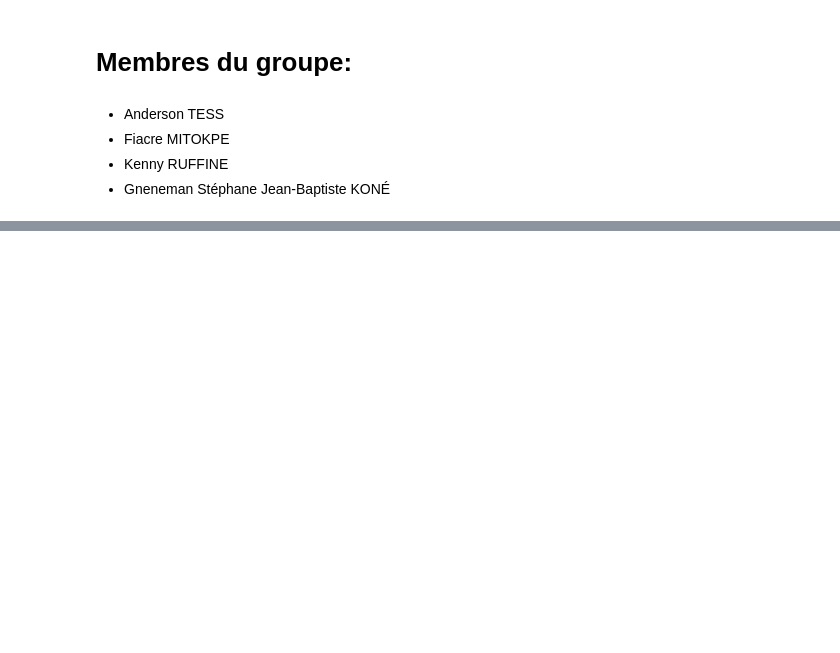
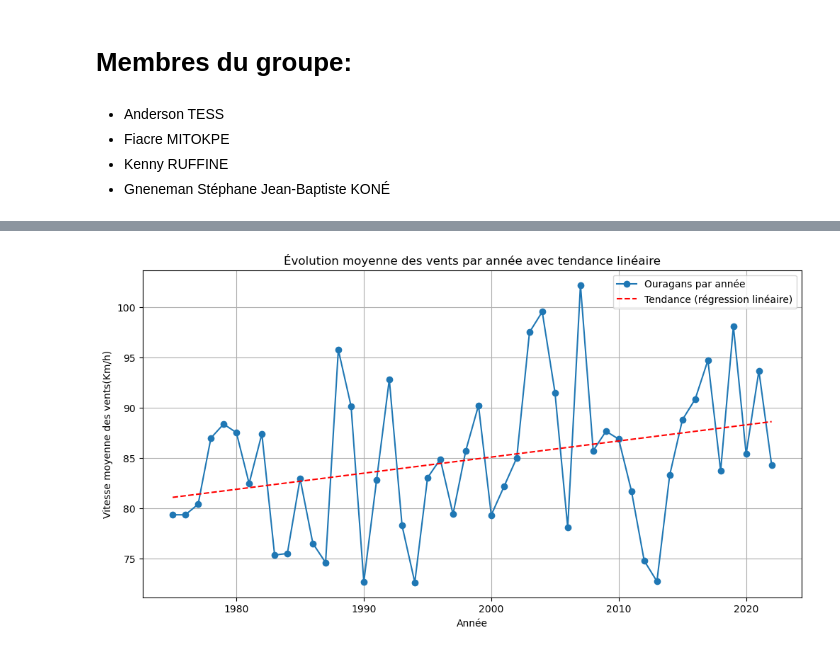
Before and after one commit to andersontess/Projet-Bio-Info, a Jupyter notebook: tess_mitopke_ruffine_kone 2.ipynb, the cells around one changed output, grey strips where cells are left out. Cells and saved outputs as stored; diff of their text form; code cells hidden in the pictures; blank space fills up the shorter version.

```diff
--- a/tess_mitopke_ruffine_kone 2.ipynb
+++ b/tess_mitopke_ruffine_kone 2.ipynb
@@ -189,0 +265,5 @@ hurricane_map
+# %%
+#La fonction pour afficher l'évolution de la forces des vents
+##Pour chaque année, on calcule la moyenne de la force des vents
+mean_of_wind_per_year = df2.groupby('year')['wind'].mean().reset_index()
+mean_of_wind_per_year
@@ -189,0 +288,31 @@ hurricane_map
+# %%
+# Conversion des données en tableaux numpy
+x = mean_of_wind_per_year['year']  # Années
+y = mean_of_wind_per_year['wind']        # Vent
+
+# Ajustement d'une régression linéaire (droite de tendance)
+coeffs = np.polyfit(x, y, 1)  # Degré 1 = droite
+linear_trend = np.poly1d(coeffs)  # Crée une fonction polynomiale
+
+# Générer les valeurs prédites pour tracer la droite
+x_smooth = np.linspace(x.min(), x.max(), 300)  # Lissage
+y_smooth = linear_trend(x_smooth)
+
+# Tracé du graphique
+plt.figure(figsize=(12, 6))
+plt.plot(x, y, marker='o', linestyle='-', label="Ouragans par année")
+
+# Ajout de la droite de tendance
+plt.plot(x_smooth, y_smooth, color='red', linestyle='--', label="Tendance (régression linéaire)")
+
+# Ajout des labels et du titre
+plt.xlabel("Année")
+plt.ylabel("Vitesse moyenne des vents(Km/h)")
+plt.legend()
+plt.title("Évolution moyenne des vents par année avec tendance linéaire")
+plt.grid(True)
+
+# Affichage du graphique
+plt.show()
+# %% [output]
+[figure, added]
```
Also changed, not shown: parts of 18 cells of this notebook.
